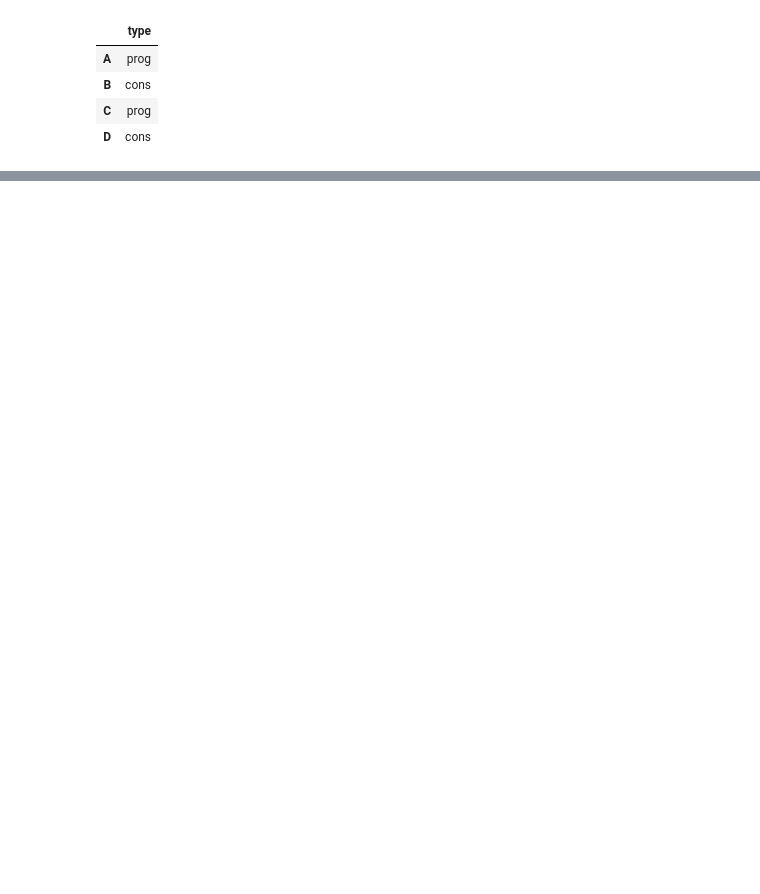
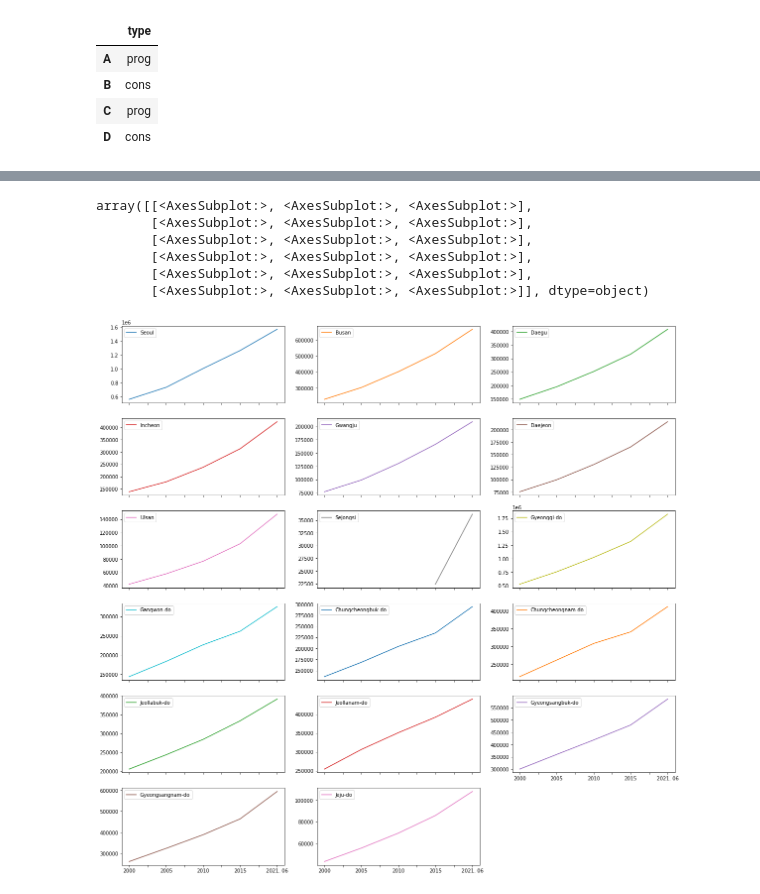
Before and after one commit to guebin/2021DV, a Jupyter notebook: _notebooks/Untitled1.ipynb, the cells around one changed output, grey strips where cells are left out. Saved outputs shown, nothing was run; the diff lists cells and outputs as text; code cells hidden in the pictures; blank space fills up the shorter version.

```diff
--- a/_notebooks/Untitled1.ipynb
+++ b/_notebooks/Untitled1.ipynb
@@ -39,0 +120,3 @@ pd.read_csv('https://raw.githubusercontent.com/guebin/2021DV/master/_notebooks/g
+# %%
+df=pd.read_html('https://ko.wikipedia.org/wiki/%EB%8C%80%ED%95%9C%EB%AF%BC%EA%B5%AD%EC%9D%98_%EC%9D%B8%EA%B5%AC')[19]
+df
@@ -39,0 +142,4 @@ pd.read_csv('https://raw.githubusercontent.com/guebin/2021DV/master/_notebooks/g
+# %%
+df.iloc[1:].set_index(('행정구역별','행정구역별')).stack().reset_index().\
+query('level_1=="비율"').set_index(('행정구역별','행정구역별')).iloc[:,1:].T.\
+applymap(lambda x: float(x) if x!='-' else None)
@@ -39,0 +153,13 @@ pd.read_csv('https://raw.githubusercontent.com/guebin/2021DV/master/_notebooks/g
+# %%
+df.iloc[1:].set_index(('행정구역별','행정구역별')).stack().reset_index().\
+query('level_1=="인구"').set_index(('행정구역별','행정구역별')).iloc[:,1:].T.\
+applymap(lambda x: float(x) if x!='-' else None).\
+plot.line(subplots=True,layout=(6,3),figsize=(20,20))
+# %% [output]
+array([[<AxesSubplot:>, <AxesSubplot:>, <AxesSubplot:>],
+       [<AxesSubplot:>, <AxesSubplot:>, <AxesSubplot:>],
+       [<AxesSubplot:>, <AxesSubplot:>, <AxesSubplot:>],
+       [<AxesSubplot:>, <AxesSubplot:>, <AxesSubplot:>],
+       [<AxesSubplot:>, <AxesSubplot:>, <AxesSubplot:>],
+       [<AxesSubplot:>, <AxesSubplot:>, <AxesSubplot:>]], dtype=object)
+[figure, added]
```
Also changed, not shown: parts of 11 cells of this notebook, 2 other files.
